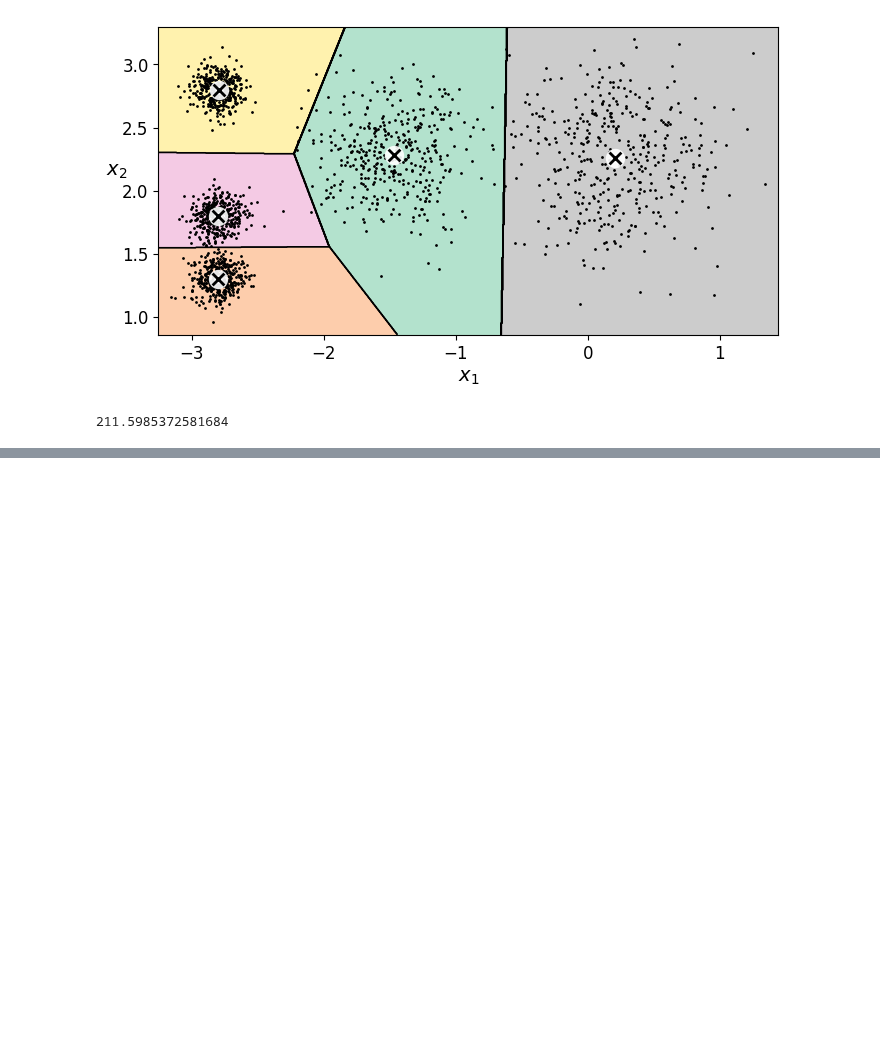
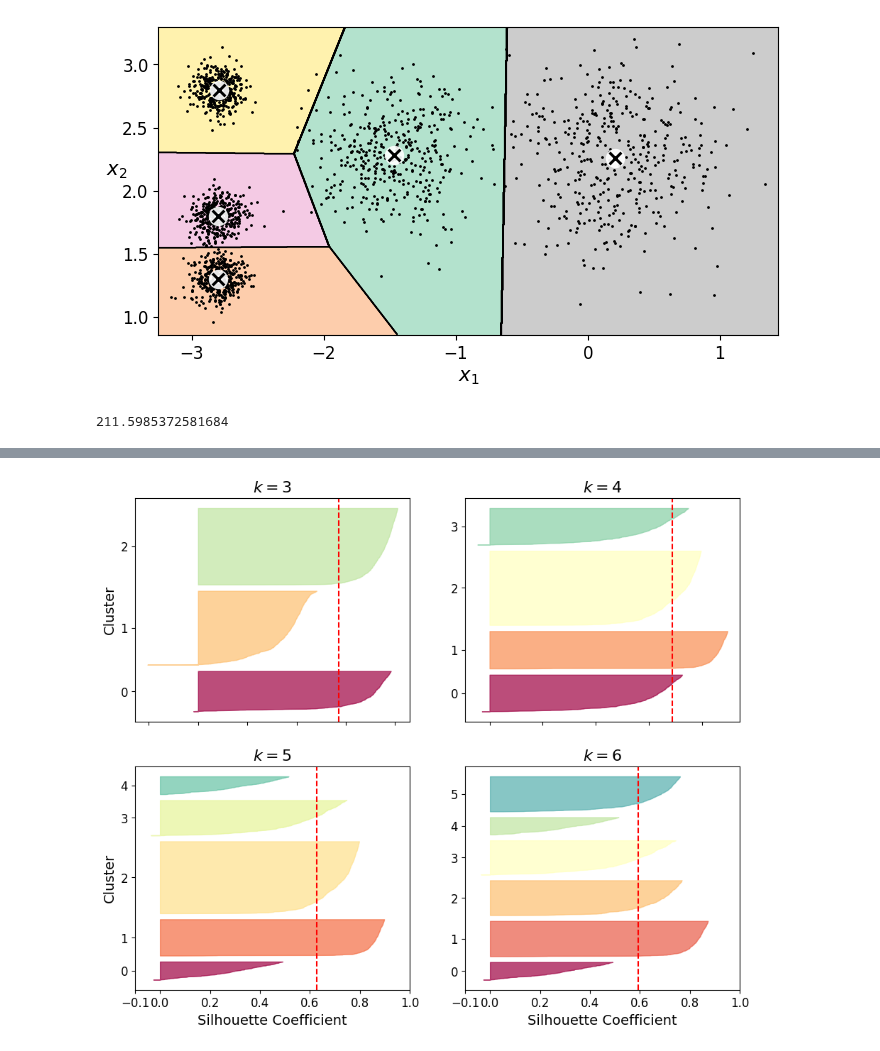
Before and after one commit to jonskerlj/ml_review, a Jupyter notebook: 09_unsupervised_learning.ipynb, the cells around one changed output, grey strips where cells are left out. Saved outputs shown, nothing was run; the diff lists cells and outputs as text; code cells hidden in the pictures; blank space fills up the shorter version.

```diff
--- a/09_unsupervised_learning.ipynb
+++ b/09_unsupervised_learning.ipynb
@@ -361,0 +382,7 @@ kmeans.inertia_
+# %%
+from sklearn.cluster import MiniBatchKMeans
+
+minibatch_kmeans = MiniBatchKMeans(n_clusters=5, random_state=42)
+minibatch_kmeans.fit(X)
+
+minibatch_kmeans.inertia_
@@ -361,0 +541,44 @@ kmeans.inertia_
+# %%
+# Can also create a silhouette diagram - plot every instance's silhouette coefficient, sorted by the cluster they are assigne to
+# - called silhouette diagram:
+from sklearn.metrics import silhouette_samples
+from matplotlib.ticker import FixedLocator, FixedFormatter
+
+plt.figure(figsize=(11, 9))
+
+for k in (3, 4, 5, 6):
+    plt.subplot(2, 2, k - 2)
+
+    y_pred = kmeans_per_k[k - 1].labels_
+    silhouette_coefficients = silhouette_samples(X, y_pred)
+
+    padding = len(X) // 30
+    pos = padding
+    ticks = []
+    for i in range(k):
+        coeffs = silhouette_coefficients[y_pred == i]
+        coeffs.sort()
+
+        color = mpl.cm.Spectral(i / k)
+        plt.fill_betweenx(np.arange(pos, pos + len(coeffs)), 0, coeffs,
+                          facecolor=color, edgecolor=color, alpha=0.7)
+        ticks.append(pos + len(coeffs) // 2)
+        pos += len(coeffs) + padding
+
+    plt.gca().yaxis.set_major_locator(FixedLocator(ticks))
+    plt.gca().yaxis.set_major_formatter(FixedFormatter(range(k)))
+    if k in (3, 5):
+        plt.ylabel("Cluster")
+
+    if k in (5, 6):
+        plt.gca().set_xticks([-0.1, 0, 0.2, 0.4, 0.6, 0.8, 1])
+        plt.xlabel("Silhouette Coefficient")
+    else:
+        plt.tick_params(labelbottom=False)
+
+    plt.axvline(x=silhouette_scores[k - 2], color="red", linestyle="--")
+    plt.title("$k={}$".format(k), fontsize=16)
+
+plt.show()
+# %% [output]
+[figure, added]
```
Also changed, not shown: parts of 26 cells of this notebook.
